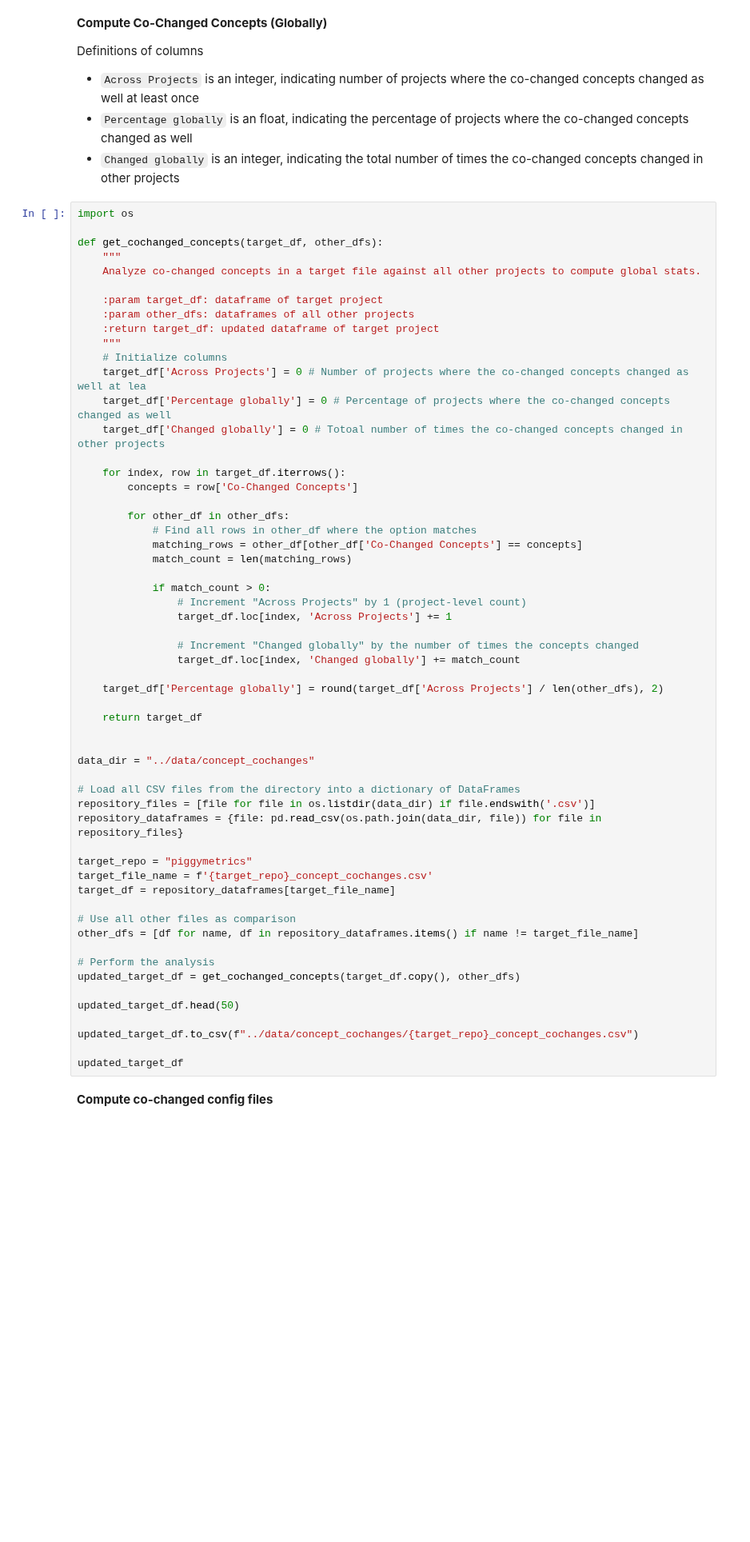
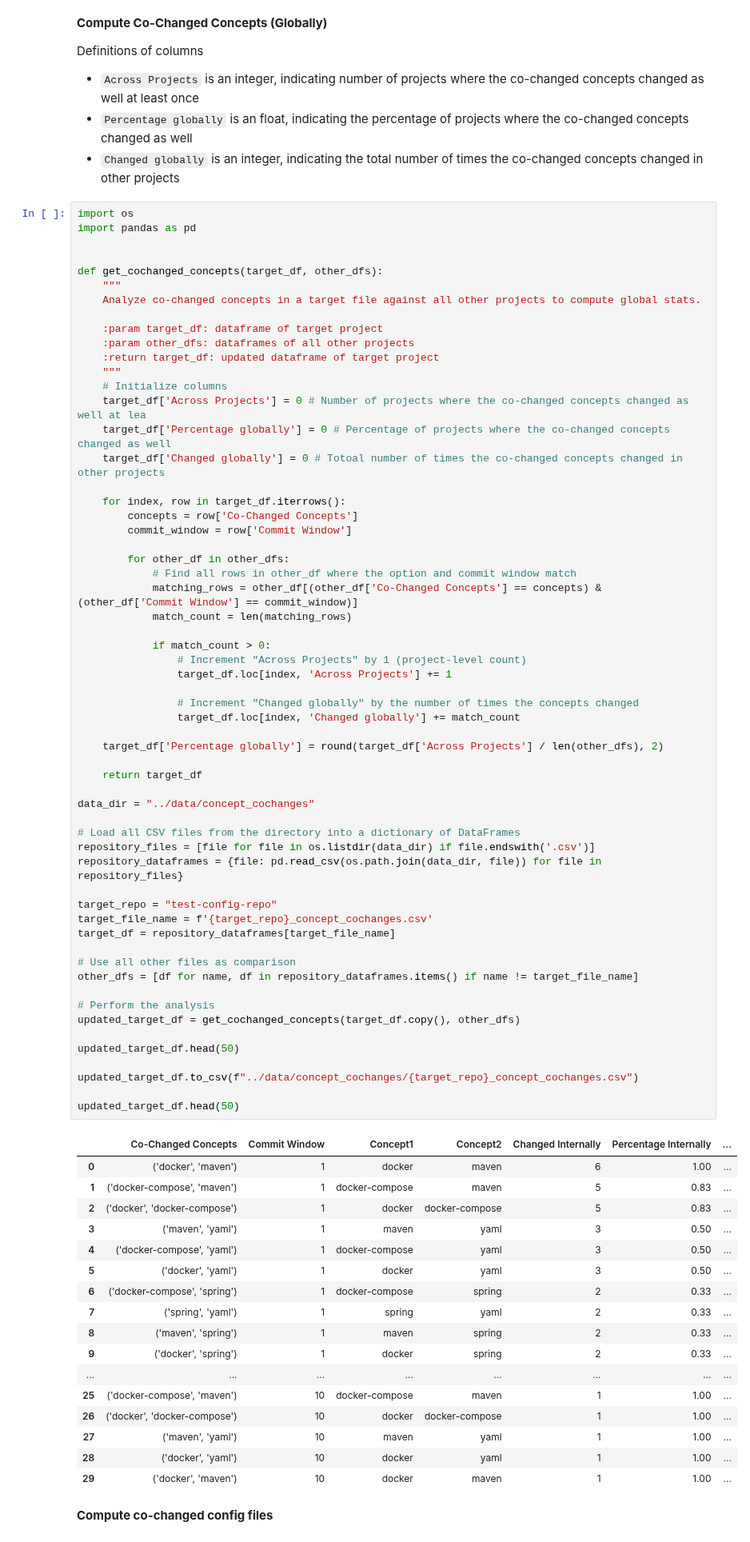
Before and after one commit to simisimon/config-space, a Jupyter notebook: src/changes.ipynb, the cells around one changed output. Shown at 80% size. Saved outputs shown, nothing was run; the diff lists cells and outputs as text; blank space fills up the shorter version.

Commit message:
Extract config data for specific commit windows

```diff
--- a/src/changes.ipynb
+++ b/src/changes.ipynb
@@ -78,6 +109,8 @@ Definitions of columns
 - `Changed globally` is an integer, indicating the total number of times the co-changed concepts changed in other projects
 # %%
 import os
+import pandas as pd
+
 
 def get_cochanged_concepts(target_df, other_dfs):
     """
@@ -94,45 +127,63 @@ def get_cochanged_concepts(target_df, other_dfs):
 
     for index, row in target_df.iterrows():
         concepts = row['Co-Changed Concepts']
+        commit_window = row['Commit Window']
 
         for other_df in other_dfs:
-            # Find all rows in other_df where the option matches
-            matching_rows = other_df[other_df['Co-Changed Concepts'] == concepts]
+            # Find all rows in other_df where the option and commit window match
+            matching_rows = other_df[(other_df['Co-Changed Concepts'] == concepts) & (other_df['Commit Window'] == commit_window)]
             match_count = len(matching_rows)
 
             if match_count > 0:
                 # Increment "Across Projects" by 1 (project-level count)
                 target_df.loc[index, 'Across Projects'] += 1
 
                 # Increment "Changed globally" by the number of times the concepts changed
                 target_df.loc[index, 'Changed globally'] += match_count
 
     target_df['Percentage globally'] = round(target_df['Across Projects'] / len(other_dfs), 2)
 
     return target_df
 
-
 data_dir = "../data/concept_cochanges"
 
 # Load all CSV files from the directory into a dictionary of DataFrames
 repository_files = [file for file in os.listdir(data_dir) if file.endswith('.csv')]
 repository_dataframes = {file: pd.read_csv(os.path.join(data_dir, file)) for file in repository_files}
 
-target_repo = "piggymetrics"
+target_repo = "test-config-repo"
 target_file_name = f'{target_repo}_concept_cochanges.csv'
 target_df = repository_dataframes[target_file_name]
 
 # Use all other files as comparison
 other_dfs = [df for name, df in repository_dataframes.items() if name != target_file_name]
 
 # Perform the analysis
 updated_target_df = get_cochanged_concepts(target_df.copy(), other_dfs)
 
 updated_target_df.head(50)
 
 updated_target_df.to_csv(f"../data/concept_cochanges/{target_repo}_concept_cochanges.csv")
 
-updated_target_df
+updated_target_df.head(50)
+# %% [output]
+|  | Co-Changed Concepts | Commit Window | Concept1 | Concept2 | Changed Internally | Percentage Internally | ... |
+| 0 | ('docker', 'maven') | 1 | docker | maven | 6 | 1.00 | ... |
+| 1 | ('docker-compose', 'maven') | 1 | docker-compose | maven | 5 | 0.83 | ... |
+| 2 | ('docker', 'docker-compose') | 1 | docker | docker-compose | 5 | 0.83 | ... |
+| 3 | ('maven', 'yaml') | 1 | maven | yaml | 3 | 0.50 | ... |
+| 4 | ('docker-compose', 'yaml') | 1 | docker-compose | yaml | 3 | 0.50 | ... |
+| 5 | ('docker', 'yaml') | 1 | docker | yaml | 3 | 0.50 | ... |
+| 6 | ('docker-compose', 'spring') | 1 | docker-compose | spring | 2 | 0.33 | ... |
+| 7 | ('spring', 'yaml') | 1 | spring | yaml | 2 | 0.33 | ... |
+| 8 | ('maven', 'spring') | 1 | maven | spring | 2 | 0.33 | ... |
+| 9 | ('docker', 'spring') | 1 | docker | spring | 2 | 0.33 | ... |
+| ... | ... | ... | ... | ... | ... | ... | ... |
+| 25 | ('docker-compose', 'maven') | 10 | docker-compose | maven | 1 | 1.00 | ... |
+| 26 | ('docker', 'docker-compose') | 10 | docker | docker-compose | 1 | 1.00 | ... |
+| 27 | ('maven', 'yaml') | 10 | maven | yaml | 1 | 1.00 | ... |
+| 28 | ('docker', 'yaml') | 10 | docker | yaml | 1 | 1.00 | ... |
+| 29 | ('docker', 'maven') | 10 | docker | maven | 1 | 1.00 | ... |
 # %% [markdown]
 **Compute co-changed config files**
 # %%
```
Also changed, not shown: parts of 4 cells of this notebook, 1 other file.
